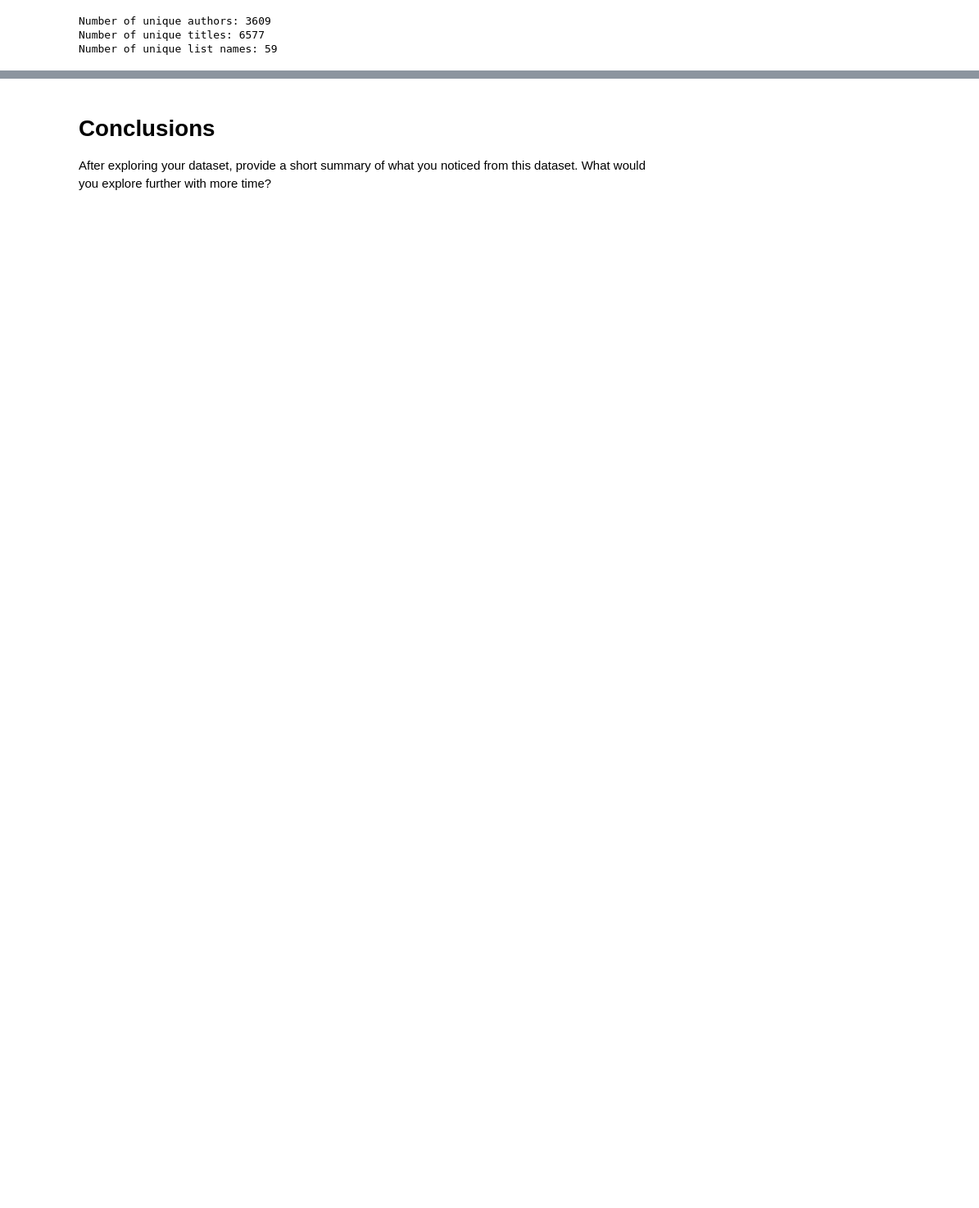
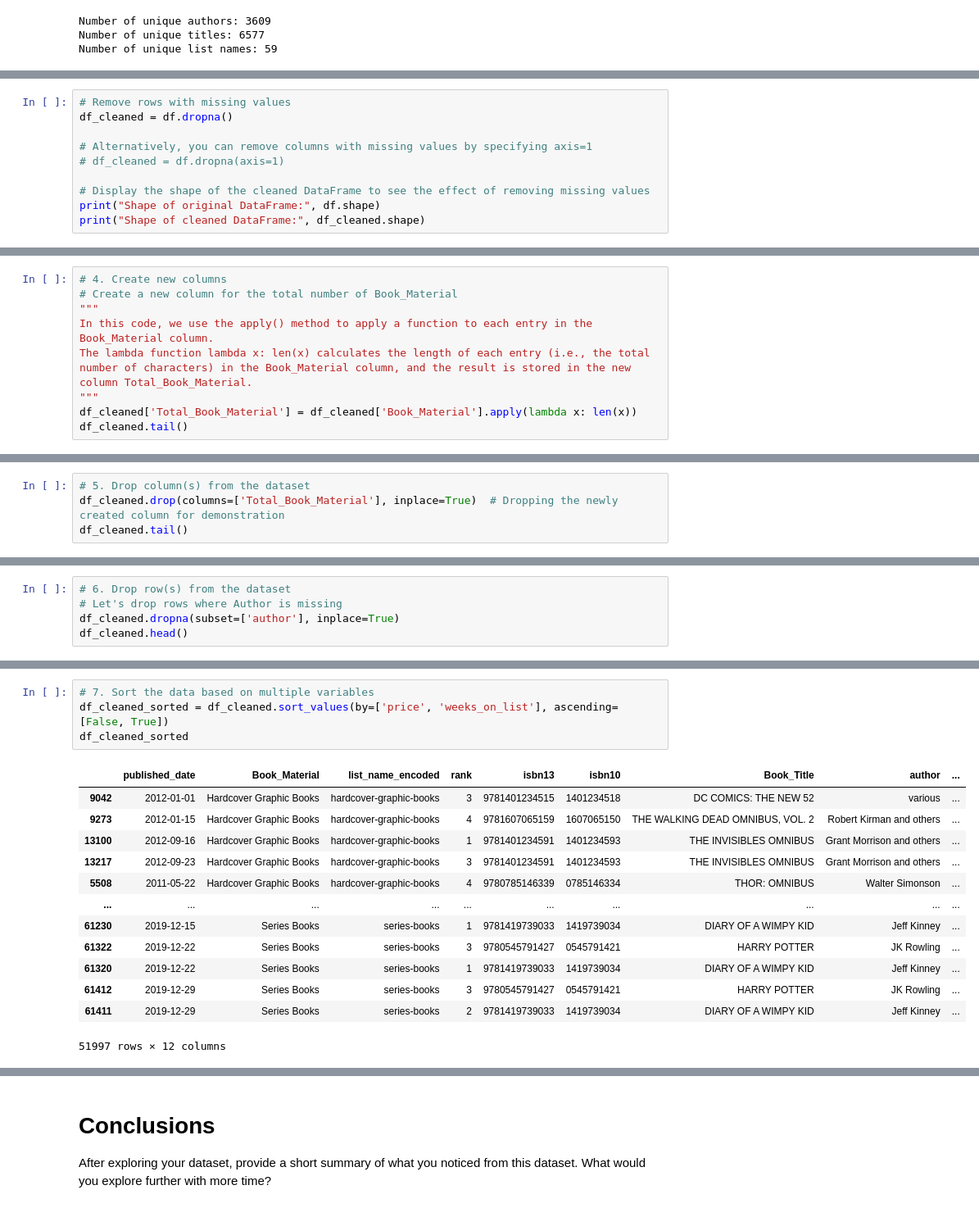
Before and after one commit to pujaroy280/DATA602Assignment7, a Jupyter notebook: Puja_Roy_07_assignment.ipynb, the cells around one changed output, grey strips where cells are left out. Shown at 82% size. Saved outputs shown, nothing was run; the diff lists cells and outputs as text; blank space fills up the shorter version.

```diff
--- a/Puja_Roy_07_assignment.ipynb
+++ b/Puja_Roy_07_assignment.ipynb
@@ -169,0 +193,10 @@ Create a subset of your original data and perform the following.
+# %%
+# Remove rows with missing values
+df_cleaned = df.dropna()
+
+# Alternatively, you can remove columns with missing values by specifying axis=1
+# df_cleaned = df.dropna(axis=1)
+
+# Display the shape of the cleaned DataFrame to see the effect of removing missing values
+print("Shape of original DataFrame:", df.shape)
+print("Shape of cleaned DataFrame:", df_cleaned.shape)
@@ -169,0 +215,9 @@ Create a subset of your original data and perform the following.
+# %%
+# 4. Create new columns
+# Create a new column for the total number of Book_Material
+"""
+In this code, we use the apply() method to apply a function to each entry in the Book_Material column.
+The lambda function lambda x: len(x) calculates the length of each entry (i.e., the total number of characters) in the Book_Material column, and the result is stored in the new column Total_Book_Material.
+"""
+df_cleaned['Total_Book_Material'] = df_cleaned['Book_Material'].apply(lambda x: len(x))
+df_cleaned.tail()
@@ -169,0 +236,4 @@ Create a subset of your original data and perform the following.
+# %%
+# 5. Drop column(s) from the dataset
+df_cleaned.drop(columns=['Total_Book_Material'], inplace=True)  # Dropping the newly created column for demonstration
+df_cleaned.tail()
@@ -169,0 +251,5 @@ Create a subset of your original data and perform the following.
+# %%
+# 6. Drop row(s) from the dataset
+# Let's drop rows where Author is missing
+df_cleaned.dropna(subset=['author'], inplace=True)
+df_cleaned.head()
@@ -169,0 +267,18 @@ Create a subset of your original data and perform the following.
+# %%
+# 7. Sort the data based on multiple variables
+df_cleaned_sorted = df_cleaned.sort_values(by=['price', 'weeks_on_list'], ascending=[False, True])
+df_cleaned_sorted
+# %% [output]
+|  | published_date | Book_Material | list_name_encoded | rank | isbn13 | isbn10 | Book_Title | author | ... |
+| 9042 | 2012-01-01 | Hardcover Graphic Books | hardcover-graphic-books | 3 | 9781401234515 | 1401234518 | DC COMICS: THE NEW 52 | various | ... |
+| 9273 | 2012-01-15 | Hardcover Graphic Books | hardcover-graphic-books | 4 | 9781607065159 | 1607065150 | THE WALKING DEAD OMNIBUS, VOL. 2 | Robert Kirman and others | ... |
+| 13100 | 2012-09-16 | Hardcover Graphic Books | hardcover-graphic-books | 1 | 9781401234591 | 1401234593 | THE INVISIBLES OMNIBUS | Grant Morrison and others | ... |
+| 13217 | 2012-09-23 | Hardcover Graphic Books | hardcover-graphic-books | 3 | 9781401234591 | 1401234593 | THE INVISIBLES OMNIBUS | Grant Morrison and others | ... |
+| 5508 | 2011-05-22 | Hardcover Graphic Books | hardcover-graphic-books | 4 | 9780785146339 | 0785146334 | THOR: OMNIBUS | Walter Simonson | ... |
+| ... | ... | ... | ... | ... | ... | ... | ... | ... | ... |
+| 61230 | 2019-12-15 | Series Books | series-books | 1 | 9781419739033 | 1419739034 | DIARY OF A WIMPY KID | Jeff Kinney | ... |
+| 61322 | 2019-12-22 | Series Books | series-books | 3 | 9780545791427 | 0545791421 | HARRY POTTER | JK Rowling | ... |
+| 61320 | 2019-12-22 | Series Books | series-books | 1 | 9781419739033 | 1419739034 | DIARY OF A WIMPY KID | Jeff Kinney | ... |
+| 61412 | 2019-12-29 | Series Books | series-books | 3 | 9780545791427 | 0545791421 | HARRY POTTER | JK Rowling | ... |
+| 61411 | 2019-12-29 | Series Books | series-books | 2 | 9781419739033 | 1419739034 | DIARY OF A WIMPY KID | Jeff Kinney | ... |
+51997 rows × 12 columns
```
Also changed, not shown: parts of 15 cells of this notebook.
